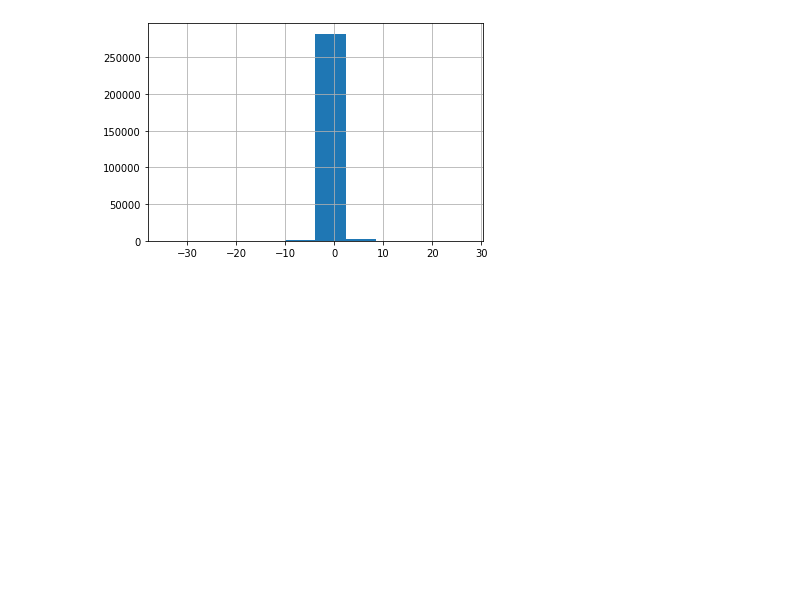
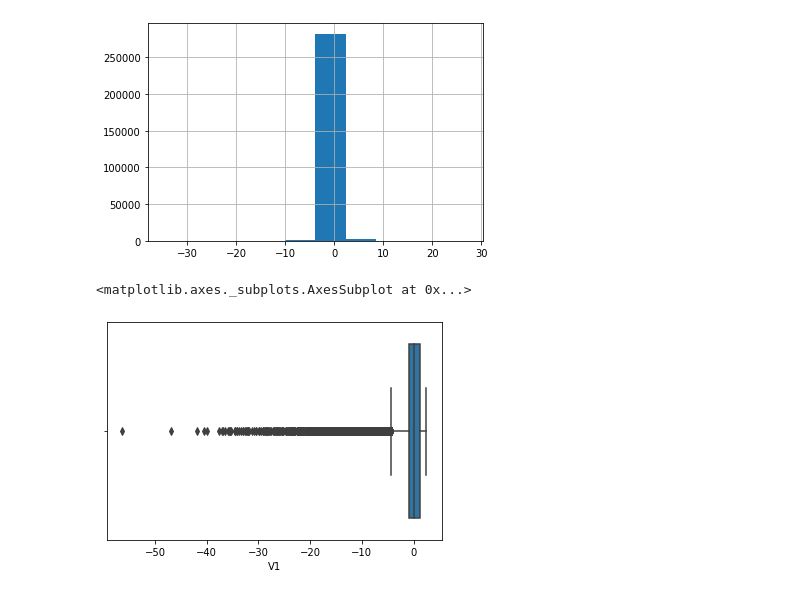
Before and after one commit to ipatel467/Credit-Card-Fraud-Detection, a Jupyter notebook: Index.ipynb, the cells around one changed output. Saved outputs shown, nothing was run; the diff lists cells and outputs as text; code cells hidden in the pictures; blank space fills up the shorter version.

```diff
--- a/Index.ipynb
+++ b/Index.ipynb
@@ -115,3 +115,8 @@ df['V21'].hist()
 # %% [output]
 <matplotlib.axes._subplots.AxesSubplot at 0x...>
 [figure]
+# %%
+sns.boxplot(df['V1'])
+# %% [output]
+<matplotlib.axes._subplots.AxesSubplot at 0x...>
+[figure, added]
```
Also changed, not shown: parts of 6 cells of this notebook.
